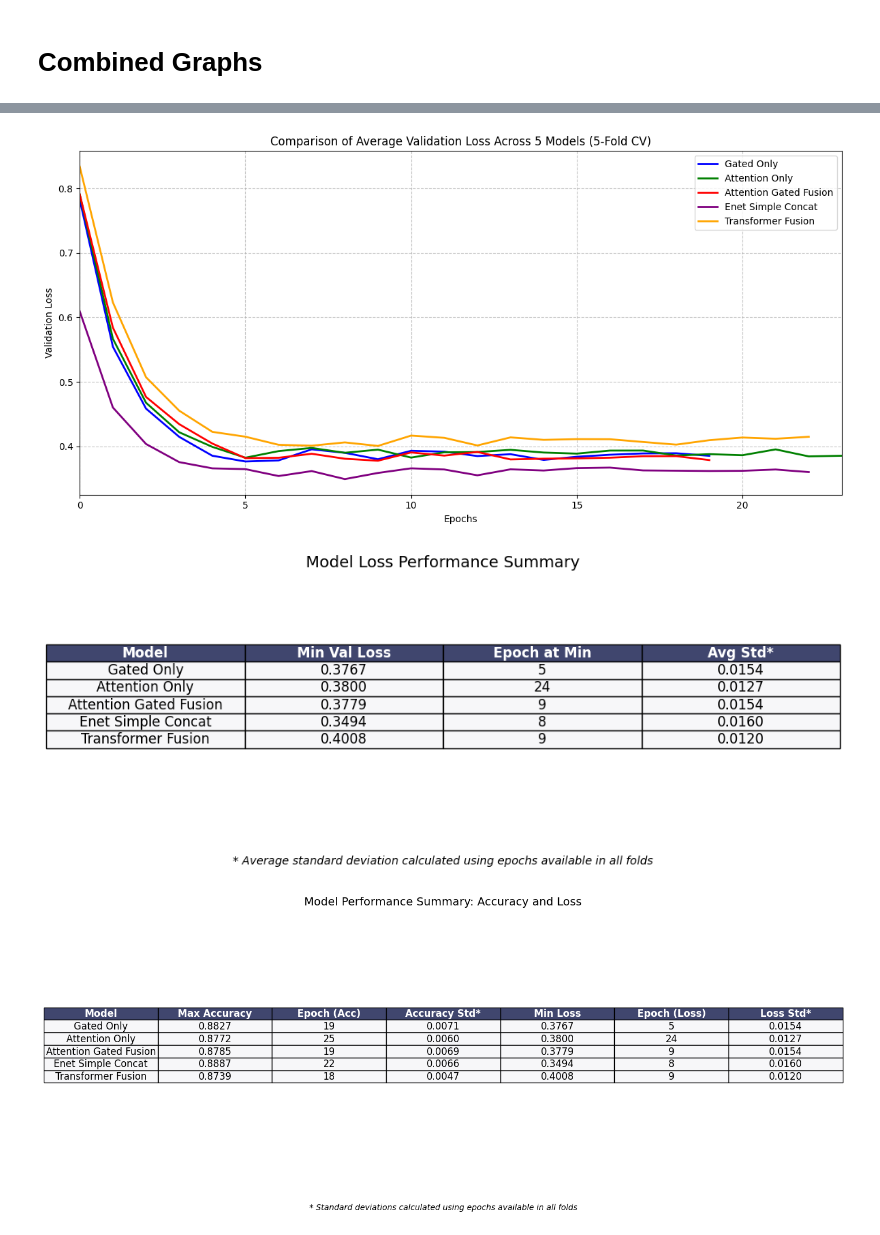
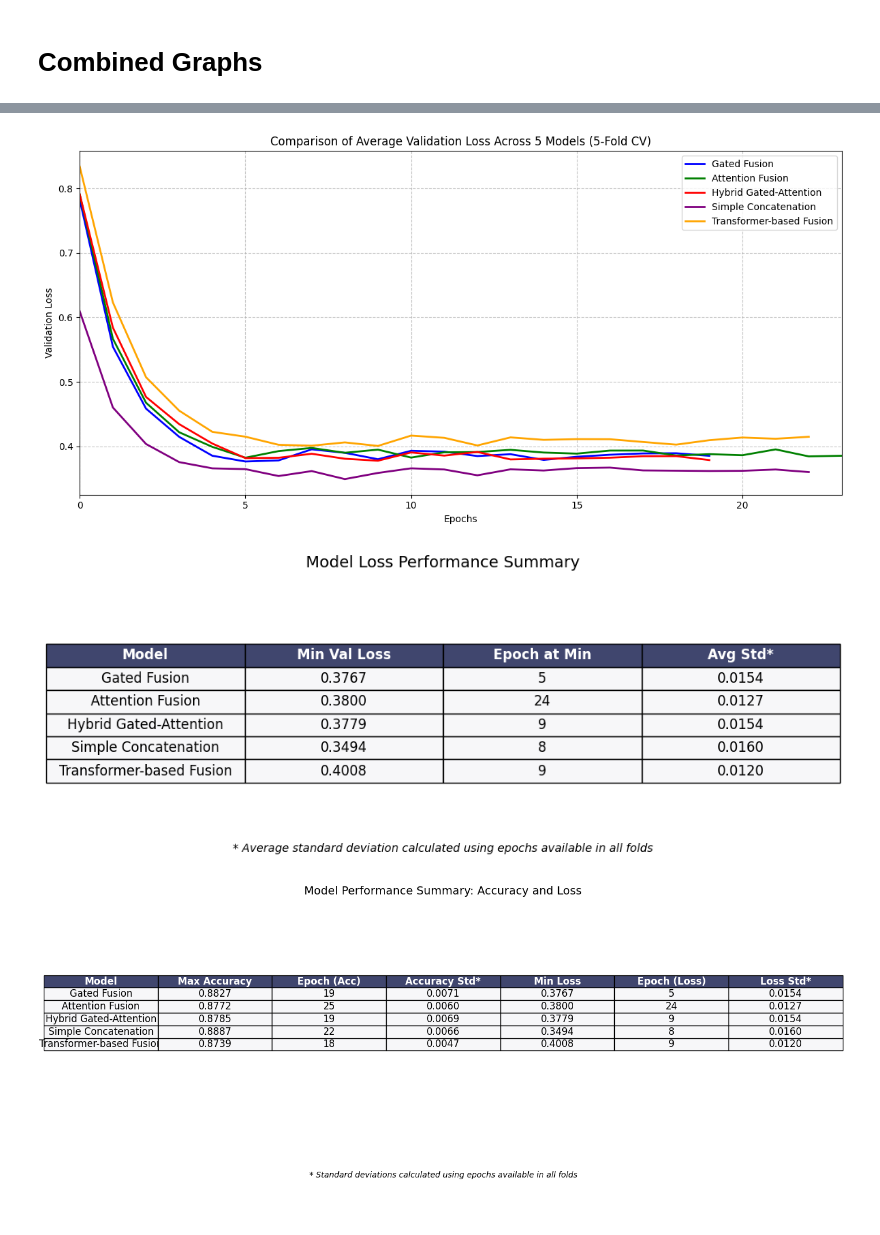
Before and after one commit to austenzhang/garbage-classification-neural-network, a Jupyter notebook: wandb_graphs.ipynb, the cells around one changed output, grey strips where cells are left out. Saved outputs shown, nothing was run; the diff lists cells and outputs as text; code cells hidden in the pictures.

Commit message:
adding final wandb graphs

```diff
--- a/wandb_graphs.ipynb
+++ b/wandb_graphs.ipynb
@@ -585,11 +585,11 @@ plt.show()
 # %%
 # Collect all models aggregated metrics
 all_models_metrics = {
-    "Gated Only": agg_metrics_mm_gated,
-    "Attention Only": agg_metrics_mm_attention,
-    "Attention Gated Fusion": agg_metrics_mm_attention_gated,
-    "Enet Simple Concat": agg_metrics_mm_enet,
-    "Transformer Fusion": agg_metrics_mm_transformer
+    "Gated Fusion": agg_metrics_mm_gated,
+    "Attention Fusion": agg_metrics_mm_attention,
+    "Hybrid Gated-Attention": agg_metrics_mm_attention_gated,
+    "Simple Concatenation": agg_metrics_mm_enet,
+    "Transformer-based Fusion": agg_metrics_mm_transformer
 }
 # %%
 import matplotlib.pyplot as plt
@@ -628,9 +628,9 @@ for model_name, metrics in all_models_metrics.items():
 
     results.append({
         'Model': model_name,
-        'Max Val Accuracy': max_row['val_accuracy_mean'],
+        'Max Val Accuracy': max_row['val_accuracy_mean'] * 100,
         'Epoch at Max': int(max_row['_step']),
-        'Avg Std*': avg_std  # Add asterisk to column name
+        'Avg Std*': avg_std * 100
     })
 
 results_df = pd.DataFrame(results)
@@ -660,18 +660,19 @@ for (i, j), cell in table.get_celld().items():
         cell.set_facecolor('#40466e')
     else:
         cell.set_facecolor('#f7f7f9')
-        if j == 1:  # Max Val Accuracy
-            cell.get_text().set_text(f"{float(cell.get_text().get_text()):.4f}")
-        elif j == 3:  # Avg Std*
-            cell.get_text().set_text(f"{float(cell.get_text().get_text()):.4f}")
+        if j == 1:  # Max Val Accuracy (percentage with % sign)
+            cell.get_text().set_text(f"{float(cell.get_text().get_text()):.2f}%")
+        elif j == 3:  # Avg Std* (percentage with % sign)
+            cell.get_text().set_text(f"{float(cell.get_text().get_text()):.2f}%")
+        elif j == 2:  # Epoch at Max (integer)
+            cell.get_text().set_text(f"{int(float(cell.get_text().get_text()))}")
 
-plt.title("Model Performance Summary", pad=20, fontsize=14)
+plt.title("Model Performance Summary", pad=0, fontsize=14)
 
 # Add footnote
 footnote = "* Average standard deviation calculated using epochs available in all folds"
-plt.figtext(0.5, 0.01, footnote, ha='center', fontsize=10, style='italic')
+plt.figtext(0.5, 0.05, footnote, ha='center', fontsize=10, style='italic')
 
 plt.tight_layout()
-plt.subplots_adjust(bottom=0.2)  # Make room for footnote
 plt.show()
 # %% [output]
@@ -695,7 +696,7 @@ plt.xlim(0, 23)  # Limited to 23 epochs
 plt.tight_layout()
 plt.show()
 # %% [output]
-[figure, old version]
+[figure, new version]
 # %%
 import matplotlib.pyplot as plt
 from matplotlib.table import Table
@@ -741,20 +742,23 @@ for (i, j), cell in table.get_celld().items():
         cell.set_facecolor('#40466e')
     else:
         cell.set_facecolor('#f7f7f9')
-        if j in [1, 3]:  # Format float columns
+        if j == 1:  # Min Val Loss (4 decimal places)
             cell.get_text().set_text(f"{float(cell.get_text().get_text()):.4f}")
+        elif j == 3:  # Avg Std* (4 decimal places)
+            cell.get_text().set_text(f"{float(cell.get_text().get_text()):.4f}")
+        elif j == 2:  # Epoch at Min (integer)
+            cell.get_text().set_text(f"{int(float(cell.get_text().get_text()))}")
 
-plt.title("Model Loss Performance Summary", pad=20, fontsize=14)
+plt.title("Model Loss Performance Summary", pad=0, fontsize=14)
 
 # Add footnote
 footnote = "* Average standard deviation calculated using epochs available in all folds"
-plt.figtext(0.5, 0.01, footnote, ha='center', fontsize=10, style='italic')
+plt.figtext(0.5, 0.05, footnote, ha='center', fontsize=10, style='italic')
 
 plt.tight_layout()
-plt.subplots_adjust(bottom=0.2)
 plt.show()
 # %% [output]
-[figure, old version]
+[figure, new version]
 # %%
 import matplotlib.pyplot as plt
 from matplotlib.table import Table
@@ -797,32 +801,32 @@ table = ax.table(
     colColours=['#f3f3f3']*len(combined_df.columns)
 )
 
 # Style the table
 table.auto_set_font_size(False)
 table.set_fontsize(12)
 table.scale(1.2, 1.5)
 
 # Format numeric cells and highlight headers
 for (i, j), cell in table.get_celld().items():
     if i == 0:  # Header row
         cell.set_text_props(weight='bold', color='white')
         cell.set_facecolor('#40466e')
     else:
         cell.set_facecolor('#f7f7f9')
         if j in [1, 3, 4, 6]:  # Format float columns
             cell.get_text().set_text(f"{float(cell.get_text().get_text()):.4f}")
 
 # Add section headers
 # plt.figtext(0.28, 0.93, "Accuracy Metrics", ha='center', fontsize=12, weight='bold')
 # plt.figtext(0.67, 0.93, "Loss Metrics", ha='center', fontsize=12, weight='bold')
 
 # Add footnote
 footnote = "* Standard deviations calculated using epochs available in all folds"
 plt.figtext(0.5, 0.01, footnote, ha='center', fontsize=10, style='italic')
 
-plt.title("Model Performance Summary: Accuracy and Loss", pad=30, fontsize=14)
+plt.title("Model Performance Summary: Accuracy and Loss", pad=0, fontsize=14)
 plt.tight_layout()
 plt.subplots_adjust(bottom=0.15, top=0.82)
 plt.show()
 # %% [output]
-[figure, old version]
+[figure, new version]
```
Also changed, not shown: parts of 3 cells of this notebook.
